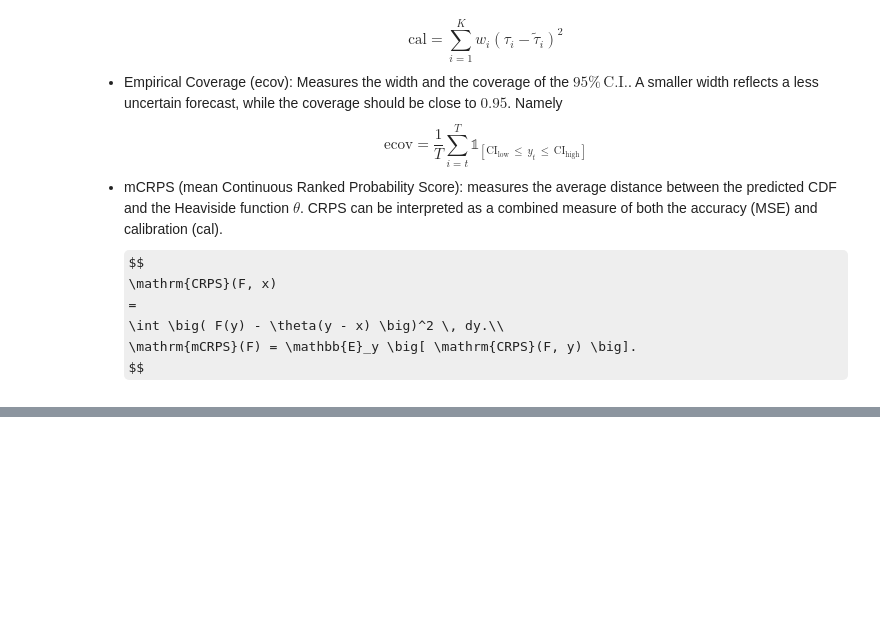
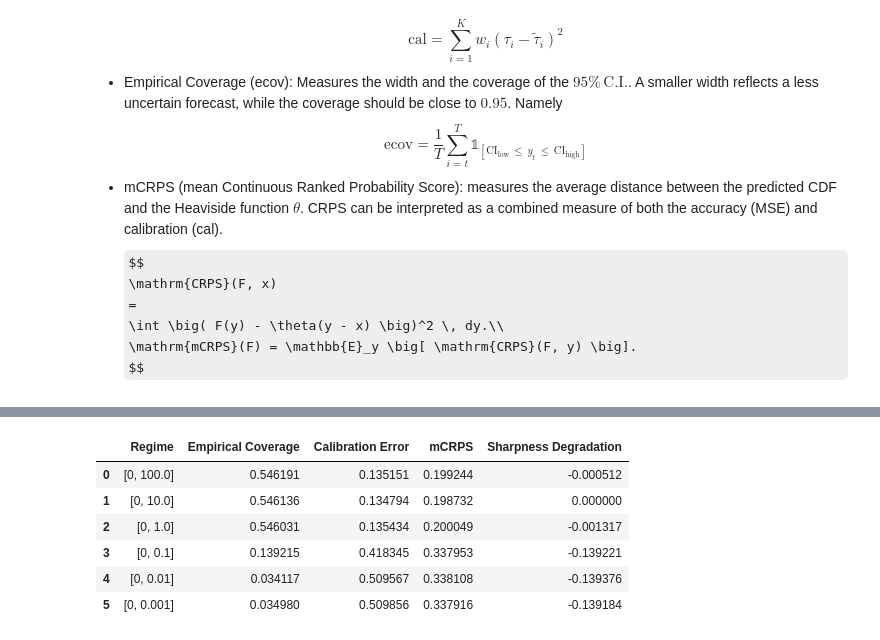
Before and after one commit to filippobezzi/Bayesian-Inference-in-High-Dimensional-Reservoir-Dynamics-for-Neural-Time-Series, a Jupyter notebook: pre-processing.ipynb, the cells around one changed output, grey strips where cells are left out. Cells and saved outputs as stored; diff of their text form; code cells hidden in the pictures; some formulas as TeX source; blank space fills up the shorter version.

```diff
--- a/pre-processing.ipynb
+++ b/pre-processing.ipynb
@@ -314,2 +317,33 @@ A tightly bounded prior on values $<1$ for the observation noise variance leads
 
 Now, we want to quantify the trade-off between calibration (empirical coverage approaching 0.95) and sharpness (minimization of CRPS), across the two probabilistic regimes.
+# %%
+constraints = [
+    [0, 1e2], [0, 1e1], [0,1e0], [0, 1e-1], [0, 1e-2], [0, 1e-3]
+    ]
+num_samples_ = 200
+warmup_steps_ = 200
+n_metrics = 3
+metrics = torch.zeros(
+    (n_metrics, len(constraints))
+    )
+
+for (i, sigma_) in enumerate(constraints):
+    print("\n\n", f"{i+1}.", f"sigma_params = {sigma_}")
+
+    nut_kernel_ = pyro.infer.NUTS(model)
+    mcmc_ = pyro.infer.MCMC(
+        nut_kernel_, num_samples=num_samples_, warmup_steps=warmup_steps_
+        )
+    mcmc_.run(
+        S_train_PCA, Y_train,
+        beta_params=[0,1e0], sigma_params=sigma_
+        )
+    param_samples_ = mcmc_.get_samples()
+    predictive_ = pyro.infer.Predictive(
+        model, posterior_samples=param_samples_,
+        num_samples=None, parallel=True
+        )
+    y_pred_samples_ = predictive_(S_test_PCA, None)["obs"]
+
+    ecov_, cal_, mcrps_ = methods.evaluate_metrics(y_pred_samples_, Y_test)
+    metrics[:,i] = torch.tensor([ecov_, cal_, mcrps_])
@@ -315,0 +357,12 @@ Now, we want to quantify the trade-off between calibration (empirical coverage a
+# %%
+results = methods.quantify_tradeoff(constraints, metrics)
+# %%
+results
+# %% [output]
+|  | Regime | Empirical Coverage | Calibration Error | mCRPS | Sharpness Degradation |
+| 0 | [0, 100.0] | 0.546191 | 0.135151 | 0.199244 | -0.000512 |
+| 1 | [0, 10.0] | 0.546136 | 0.134794 | 0.198732 | 0.000000 |
+| 2 | [0, 1.0] | 0.546031 | 0.135434 | 0.200049 | -0.001317 |
+| 3 | [0, 0.1] | 0.139215 | 0.418345 | 0.337953 | -0.139221 |
+| 4 | [0, 0.01] | 0.034117 | 0.509567 | 0.338108 | -0.139376 |
+| 5 | [0, 0.001] | 0.034980 | 0.509856 | 0.337916 | -0.139184 |
```
Also changed, not shown: parts of 14 cells of this notebook, 2 other files.
